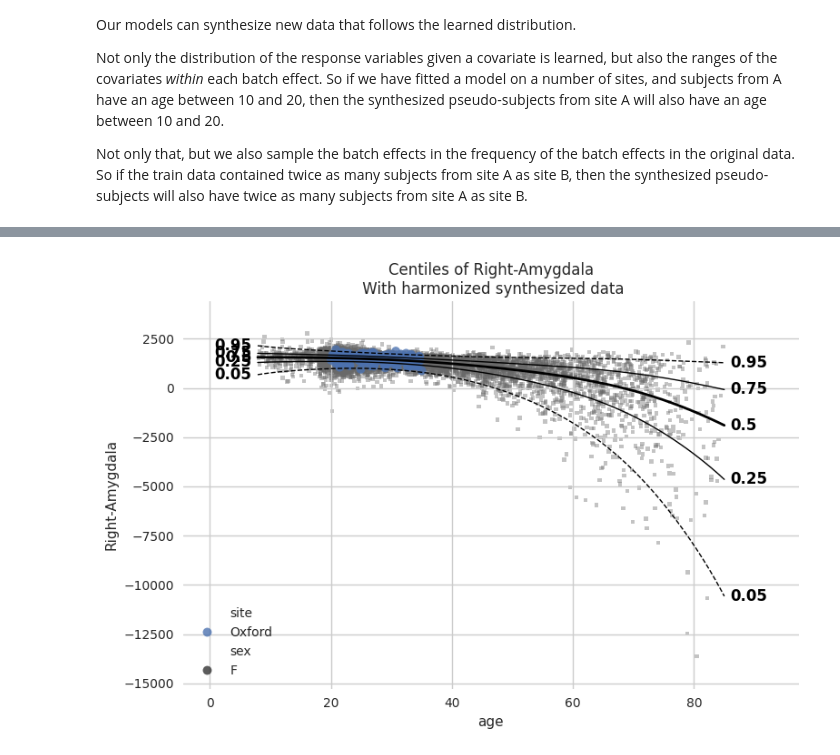
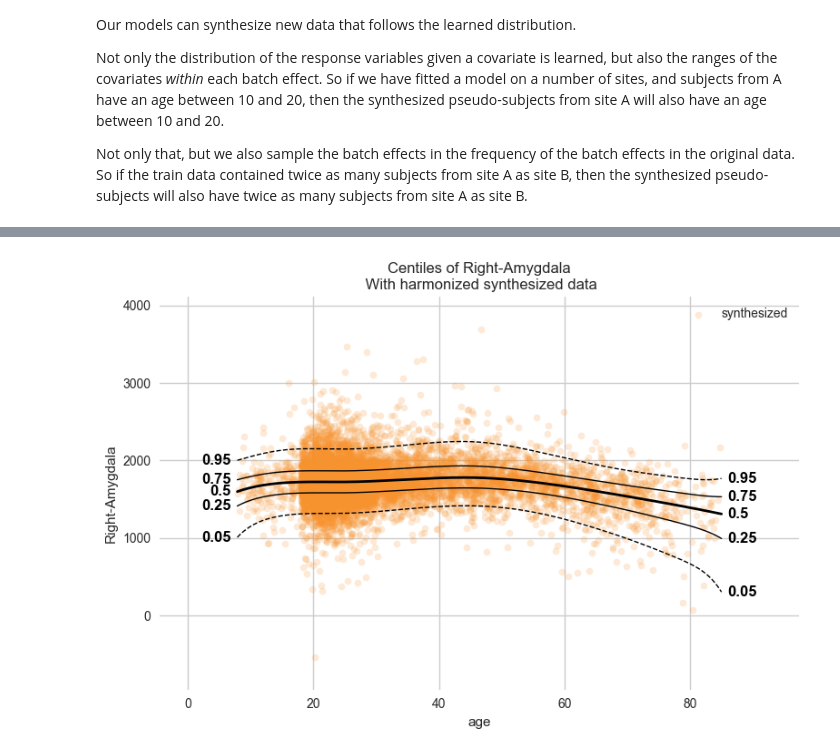
Before and after one commit to predictive-clinical-neuroscience/PCNtoolkit, a Jupyter notebook: examples/02_BLR.ipynb, the cells around one changed output, grey strips where cells are left out. Drawn from its saved outputs; the diff is of its cells as text; code cells hidden in the pictures.

```diff
--- a/examples/02_BLR.ipynb
+++ b/examples/02_BLR.ipynb
@@ -164,5 +164,5 @@ After that, it will compute Z-scores and centiles for the test set.
 
 All results can be found in the save directory.
 # %%
-model.fit_predict(train, test);
+model_blr_no_be.fit_predict(train, test);
 # %% [output]
@@ -243,0 +250,22 @@ display(test.get_statistics_df())
+# %%
+wblr_no_be = BLR(
+    name="template",
+    # We use a B-spline basis expansion for the mean, so the predicted mean is a smooth function of the covariates
+    basis_function_mean=BsplineBasisFunction(degree=3, nknots=5),
+    # We want the variance to be a function of the covariates
+    heteroskedastic=True,
+
+    # Allow warping
+    warp_name="warpsinharcsinh",  # We configure a sinh-arcsinh warp
+)
+# %%
+model_wblr_no_be = NormativeModel(
+    template_regression_model=wblr_no_be, # we select our w-BLR model
+    savemodel=False, # we dont need to save the model for this tutorial
+    evaluate_model=True, # we want to evaluate the model to see how well it fits the data
+    saveresults=False, # we don't need to save the results for this tutorial
+    saveplots=False,
+    save_dir="resources/blr/save_dir",
+    inscaler="standardize",
+    outscaler="standardize",
+)
@@ -243,0 +274,2 @@ display(test.get_statistics_df())
+# %%
+model_wblr_no_be.fit_predict(train, test);
@@ -450,9 +534,9 @@ Not only the distribution of the response variables given a covariate is learned
 Not only that, but we also sample the batch effects in the frequency of the batch effects in the original data. So if the train data contained twice as many subjects from site A as site B, then the synthesized pseudo-subjects will also have twice as many subjects from site A as site B.
 # %%
 # Generate 10000 synthetic datapoints from scratch
-synthetic_data = model.synthesize(covariate_range_per_batch_effect=True, n_samples=10000)  # <- also easy
+synthetic_data = model_wblr_no_be.synthesize(covariate_range_per_batch_effect=True, n_samples=10000)  # <- also easy
 plot_centiles_advanced(
-    model,
+    model_wblr_no_be,
     covariate="age",  # Which covariate to plot on the x-axis
     scatter_data=synthetic_data,
     show_other_data=True,
@@ -480,4 +564,4 @@ Process: 2617 - 2026-05-22 16:07:16 - Harmonizing data for Right-Amygdala.
-[figure, old version]
+[figure, new version]
 # %%
 # Synthesize new Y data for existing X data
 new_test_data = test.copy()
```
Also changed, not shown: parts of 30 cells of this notebook.
